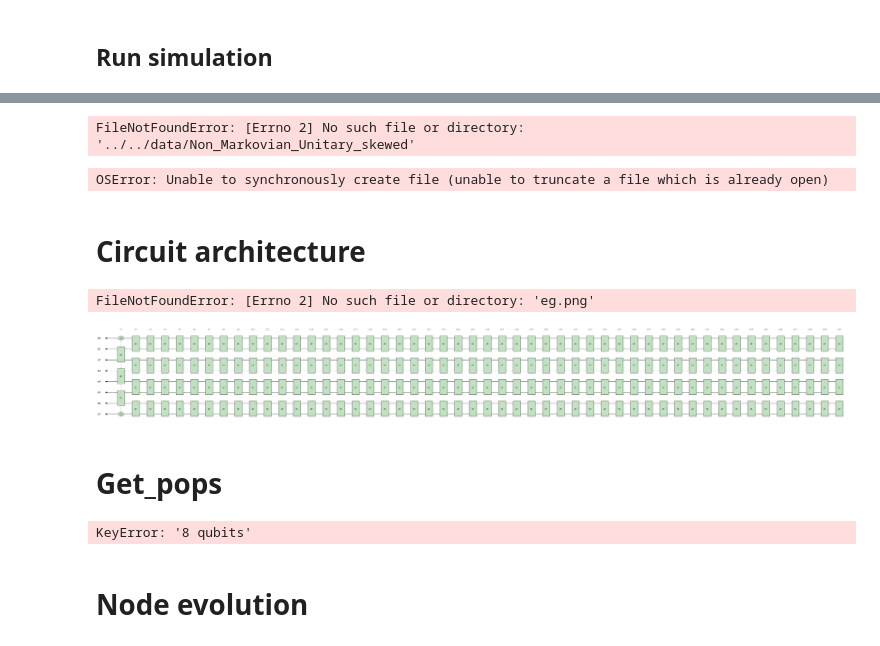
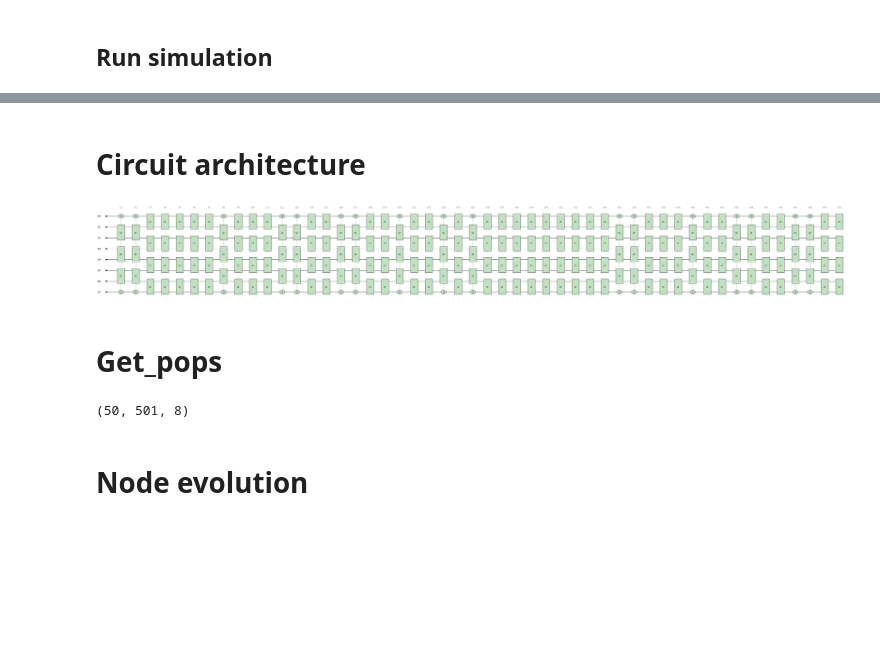
Before and after one commit to UnnatiAkhouri/QuNet, a Jupyter notebook: QuNet_bootcamp_2025/Session_7/NM_evolution.ipynb, the cells around one changed output, grey strips where cells are left out. Cells and saved outputs as stored; diff of their text form; code cells hidden in the pictures; blank space fills up the shorter version.

```diff
--- a/QuNet_bootcamp_2025/Session_7/NM_evolution.ipynb
+++ b/QuNet_bootcamp_2025/Session_7/NM_evolution.ipynb
@@ -17,7 +26,7 @@ import matplotlib.gridspec as gridspec
 # %%
 with open('../../non_markovian_orders_list/rule_0_0_2_2.csv', 'r') as f:
     reader = csv.reader(f)
-    NM_list_skewed = [row[0].strip() for row in reader if row and row[0].strip()]
-NM_list_skewed
-NM_list_skewed[0]
+    NM_list_0_0_2_2 = [row[0].strip() for row in reader if row and row[0].strip()]
+
+len(NM_list_0_0_2_2[1])
 # %% [output]
@@ -65,10 +83,3 @@ FileNotFoundError: [Errno 2] No such file or directory
 # %%
-hdf5merge.merge_hdf5_files("../../data/Non_Markovian_Unitary_skewed")
-newdata_skew = dict(h5py.File("../../data/Non_Markovian_Unitary_skewed/Non_Markovian_Unitary_skewed.hdf5"))
+hdf5merge.merge_hdf5_files("../../data/Non_Markovian_Unitary_0_0_2_2")
+newdata_0_0_2_2 = dict(h5py.File("../../data/Non_Markovian_Unitary_0_0_2_2/Non_Markovian_Unitary_0_0_2_2.hdf5"))
-# %% [output]
-FileNotFoundError: [Errno 2] No such file or directory: '../../data/Non_Markovian_Unitary_skewed'
-# %%
-hdf5merge.merge_hdf5_files("../../data/Non_Markovian_Unitary_skewed_v2")
-newdata_skew = dict(h5py.File("../../data/Non_Markovian_Unitary_skewed_v2/Non_Markovian_Unitary_skewed_v2.hdf5"))
-# %% [output]
-OSError: Unable to synchronously create file (unable to truncate a file which is already open)
@@ -80,11 +88,10 @@ newdata_skew = dict(h5py.File("../../data/Non_Markovian_Unitary_skewed_trial/Non
 # %%
 trial_index=5
 num_qbits=8
-gate_seq = circuit_architecture.generate_gate_sequence_from_NM_pattern(NM_list_skewed[trial_index],num_qbits)
+gate_seq = circuit_architecture.generate_gate_sequence_from_NM_pattern(NM_list_0_0_2_2[trial_index],num_qbits)
 circuit_architecture.draw_quantum_circuit(num_qbits, 50, gate_seq, circuitname='eg.png')
 # %% [output]
-FileNotFoundError: [Errno 2] No such file or directory: 'eg.png'
-[figure, old version]
+[figure, new version]
 # %% [markdown]
 # Get_pops
 # %%
@@ -101,9 +108,11 @@ def get_pops(data, n_qubits, connectivity,update_rule):
         result.append(dat)
     return(np.array(result))
 # %%
-pops_NM_skew = get_pops(newdata_skew, 8, "c2_2local", "NonMarkovian")
+pops_NM_0_0_2_2 = get_pops(newdata_0_0_2_2, 8, "c2_2local", "NonMarkovian")
-# %% [output]
-KeyError: '8 qubits'
+# %%
+pops_NM_0_0_2_2.shape
+# %% [output]
+(50, 501, 8)
 # %% [markdown]
 # Node evolution
 # %%
```
Also changed, not shown: parts of 12 cells of this notebook, 2 other files.
